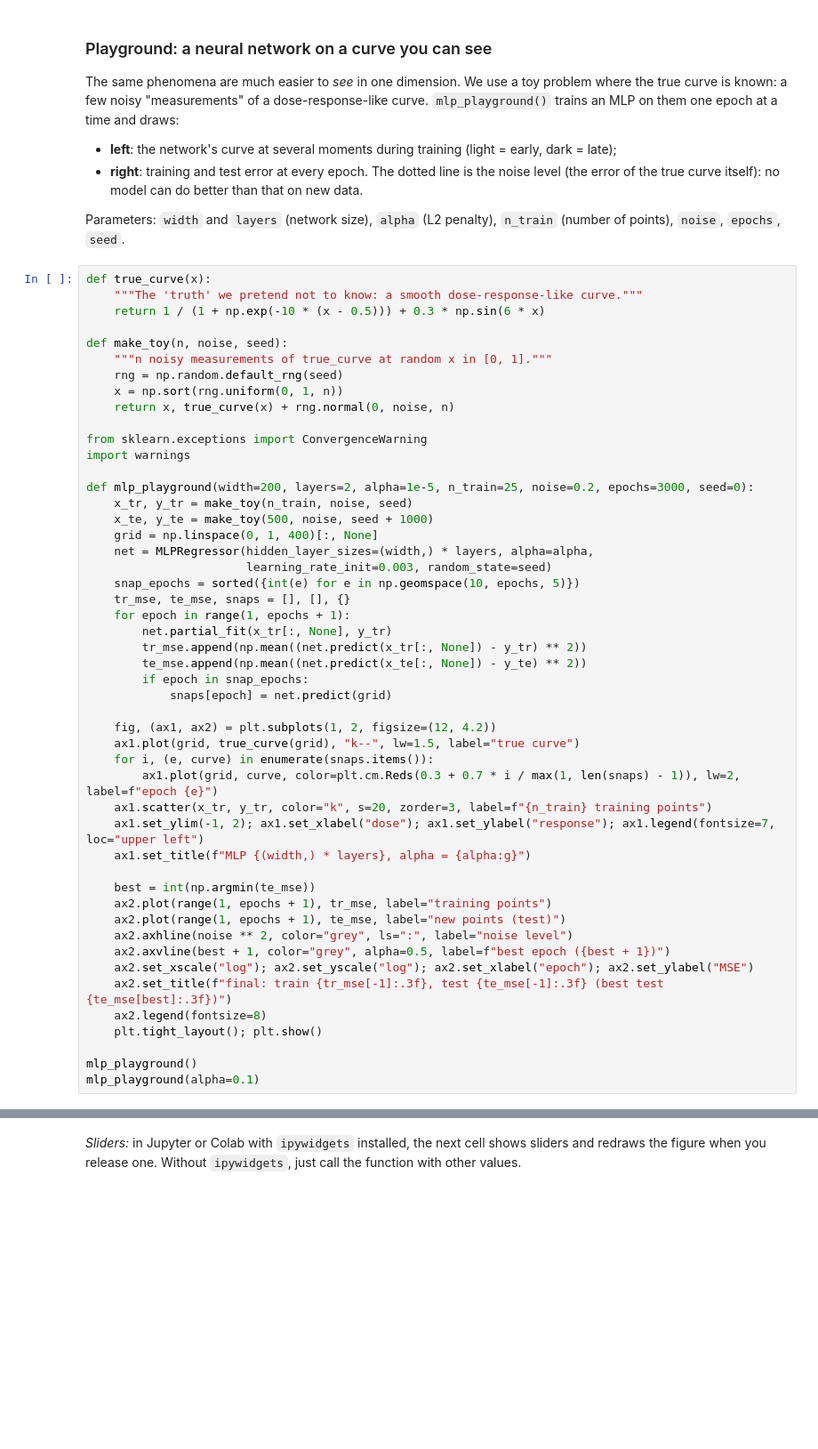
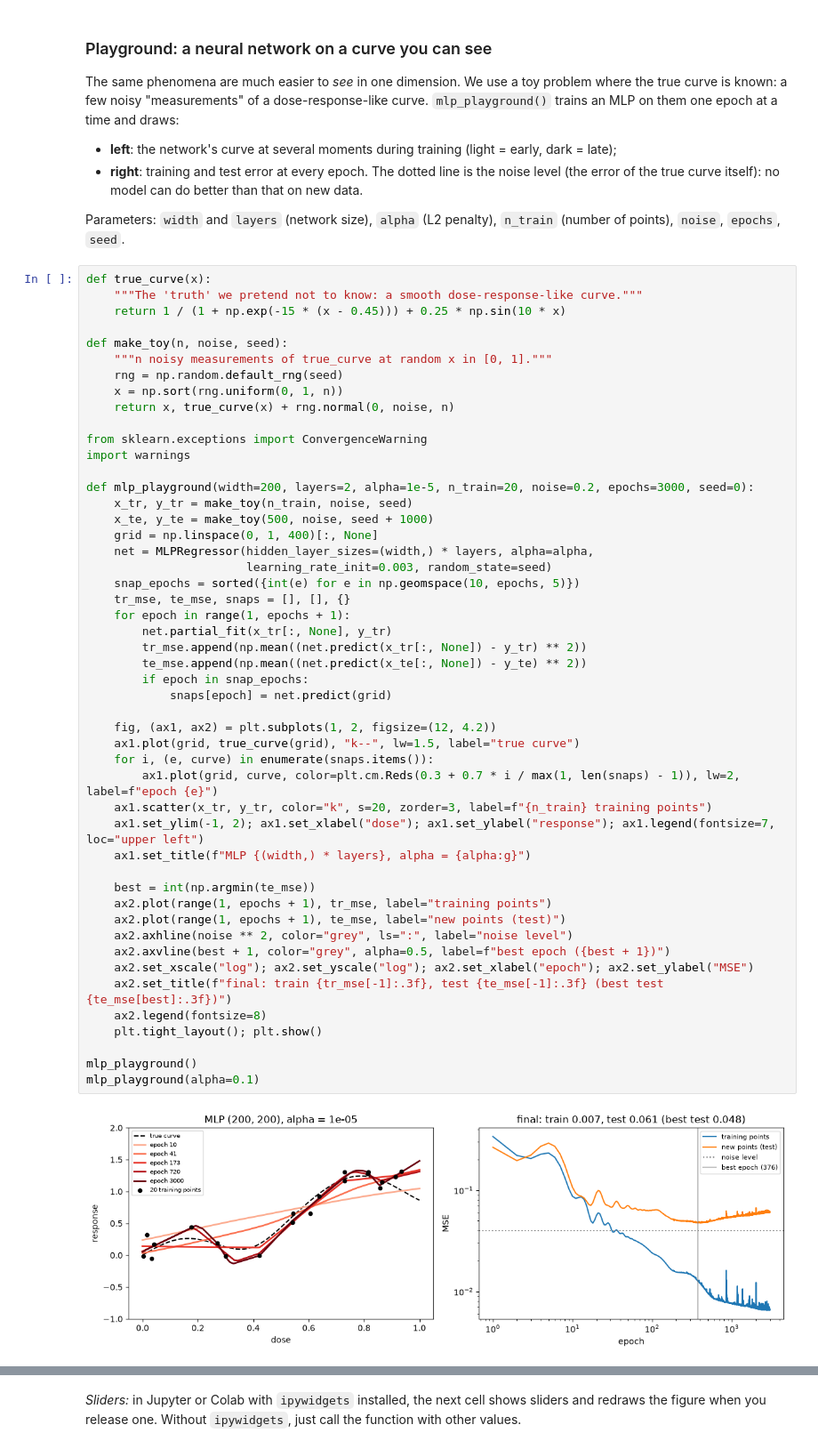
Before and after one commit to giorginolab/AI-qbio-classes, a Jupyter notebook: course/t02_neural_networks_enzymes.ipynb, the cells around one changed output, grey strips where cells are left out. Shown at 89% size. Cells and saved outputs as stored; diff of their text form; blank space fills up the shorter version.

```diff
--- a/course/t02_neural_networks_enzymes.ipynb
+++ b/course/t02_neural_networks_enzymes.ipynb
@@ -307,7 +307,7 @@ Parameters: `width` and `layers` (network size), `alpha` (L2 penalty), `n_train`
 # %%
 def true_curve(x):
     """The 'truth' we pretend not to know: a smooth dose-response-like curve."""
-    return 1 / (1 + np.exp(-10 * (x - 0.5))) + 0.3 * np.sin(6 * x)
+    return 1 / (1 + np.exp(-15 * (x - 0.45))) + 0.25 * np.sin(10 * x)
 
 def make_toy(n, noise, seed):
     """n noisy measurements of true_curve at random x in [0, 1]."""
@@ -318,7 +318,7 @@ def make_toy(n, noise, seed):
 from sklearn.exceptions import ConvergenceWarning
 import warnings
 
-def mlp_playground(width=200, layers=2, alpha=1e-5, n_train=25, noise=0.2, epochs=3000, seed=0):
+def mlp_playground(width=200, layers=2, alpha=1e-5, n_train=20, noise=0.2, epochs=3000, seed=0):
     x_tr, y_tr = make_toy(n_train, noise, seed)
     x_te, y_te = make_toy(500, noise, seed + 1000)
     grid = np.linspace(0, 1, 400)[:, None]
@@ -326,30 +326,32 @@ def mlp_playground(width=200, layers=2, alpha=1e-5, n_train=25, noise=0.2, epoch
                        learning_rate_init=0.003, random_state=seed)
     snap_epochs = sorted({int(e) for e in np.geomspace(10, epochs, 5)})
     tr_mse, te_mse, snaps = [], [], {}
     for epoch in range(1, epochs + 1):
         net.partial_fit(x_tr[:, None], y_tr)
         tr_mse.append(np.mean((net.predict(x_tr[:, None]) - y_tr) ** 2))
         te_mse.append(np.mean((net.predict(x_te[:, None]) - y_te) ** 2))
         if epoch in snap_epochs:
             snaps[epoch] = net.predict(grid)
 
     fig, (ax1, ax2) = plt.subplots(1, 2, figsize=(12, 4.2))
     ax1.plot(grid, true_curve(grid), "k--", lw=1.5, label="true curve")
     for i, (e, curve) in enumerate(snaps.items()):
         ax1.plot(grid, curve, color=plt.cm.Reds(0.3 + 0.7 * i / max(1, len(snaps) - 1)), lw=2, label=f"epoch {e}")
     ax1.scatter(x_tr, y_tr, color="k", s=20, zorder=3, label=f"{n_train} training points")
     ax1.set_ylim(-1, 2); ax1.set_xlabel("dose"); ax1.set_ylabel("response"); ax1.legend(fontsize=7, loc="upper left")
     ax1.set_title(f"MLP {(width,) * layers}, alpha = {alpha:g}")
 
     best = int(np.argmin(te_mse))
     ax2.plot(range(1, epochs + 1), tr_mse, label="training points")
     ax2.plot(range(1, epochs + 1), te_mse, label="new points (test)")
     ax2.axhline(noise ** 2, color="grey", ls=":", label="noise level")
     ax2.axvline(best + 1, color="grey", alpha=0.5, label=f"best epoch ({best + 1})")
     ax2.set_xscale("log"); ax2.set_yscale("log"); ax2.set_xlabel("epoch"); ax2.set_ylabel("MSE")
     ax2.set_title(f"final: train {tr_mse[-1]:.3f}, test {te_mse[-1]:.3f} (best test {te_mse[best]:.3f})")
     ax2.legend(fontsize=8)
     plt.tight_layout(); plt.show()
 
 mlp_playground()
 mlp_playground(alpha=0.1)
+# %% [output]
+[figure, added]
```
Also changed, not shown: parts of 3 cells of this notebook, 5 other files.
